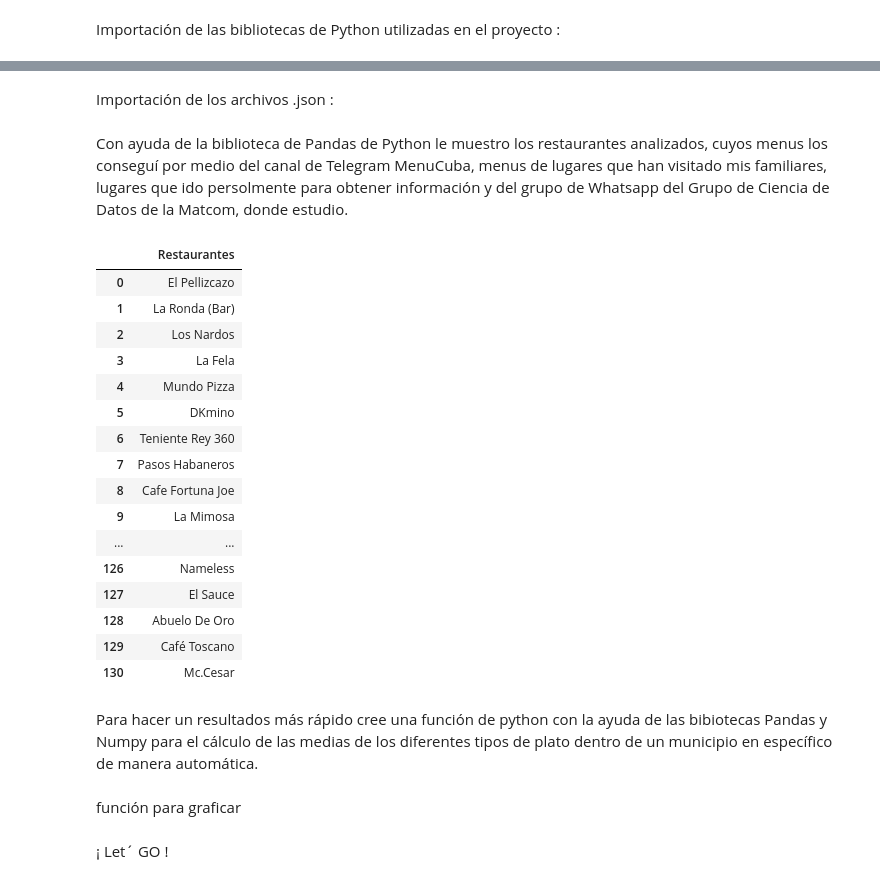
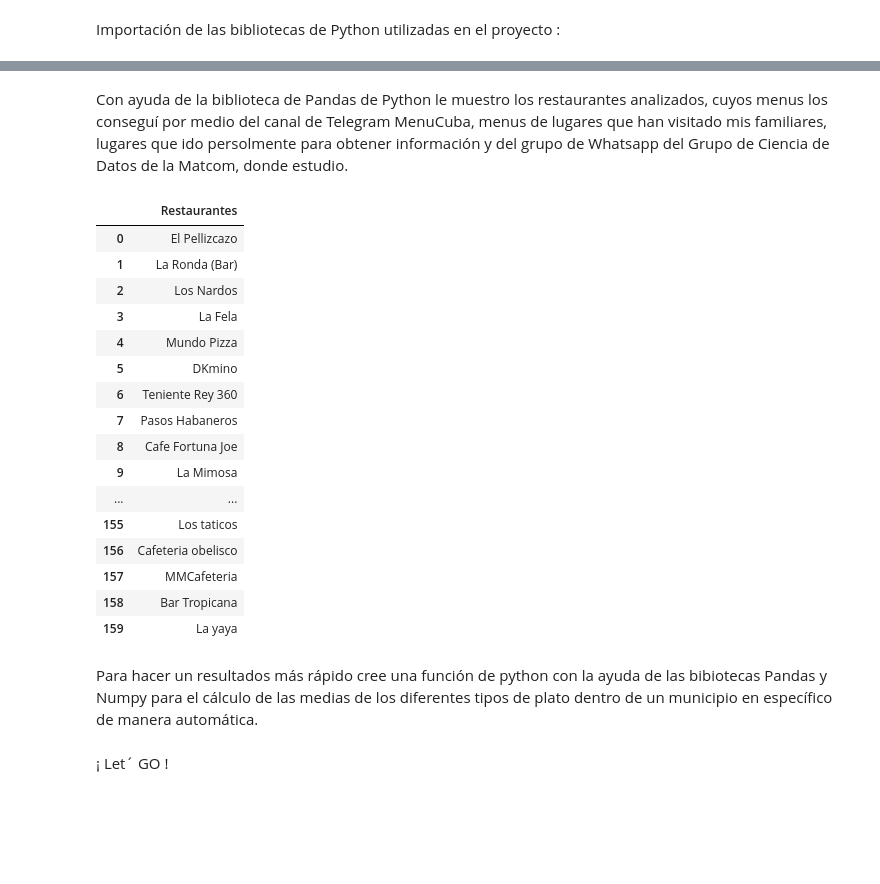
Before and after one commit to Datadrummer-jr/Food-Data, a Jupyter notebook: Project Code/restaurant project.ipynb, the cells around one changed output, grey strips where cells are left out. Cells and saved outputs as stored; diff of their text form; code cells hidden in the pictures; blank space fills up the shorter version.

```diff
--- a/Project Code/restaurant project.ipynb
+++ b/Project Code/restaurant project.ipynb
@@ -21,4 +21,2 @@ Ocultación de los mensajes de error
 warnings.filterwarnings("ignore", category=RuntimeWarning, message="Mean of empty slice")
 warnings.filterwarnings("ignore", category=RuntimeWarning, message="invalid value encountered in scalar divide")
-# %% [markdown]
-Importación de los archivos .json :
@@ -31,35 +23,25 @@ with open("municipios.json") as m:
 # %% [markdown]
 Con ayuda de la biblioteca de Pandas de Python le muestro  los restaurantes analizados, cuyos menus los conseguí por medio del canal de Telegram MenuCuba, menus de lugares que han visitado mis familiares, lugares que ido persolmente para obtener información y del grupo de Whatsapp del Grupo de Ciencia de Datos de la Matcom, donde estudio.
-# %%
-
-place= []
-for pl in data:
-    place.append(pl)
-
-places = {
-    "Restaurantes": place
-}
-
-df = pd.DataFrame(places)
-pd.set_option('display.max_rows', None)
-df
-# %% [output]
-|  | Restaurantes |
-| 0 | El Pellizcazo |
-| 1 | La Ronda (Bar) |
-| 2 | Los Nardos |
-| 3 | La Fela |
-| 4 | Mundo Pizza |
-| 5 | DKmino |
-| 6 | Teniente Rey 360 |
-| 7 | Pasos Habaneros |
-| 8 | Cafe Fortuna Joe |
-| 9 | La Mimosa |
-| ... | ... |
-| 126 | Nameless |
-| 127 | El Sauce |
-| 128 | Abuelo De Oro |
-| 129 | Café Toscano |
-| 130 | Mc.Cesar |
+# %%
+
+list_resturant()
+# %% [output]
+|  | Restaurantes |
+| 0 | El Pellizcazo |
+| 1 | La Ronda (Bar) |
+| 2 | Los Nardos |
+| 3 | La Fela |
+| 4 | Mundo Pizza |
+| 5 | DKmino |
+| 6 | Teniente Rey 360 |
+| 7 | Pasos Habaneros |
+| 8 | Cafe Fortuna Joe |
+| 9 | La Mimosa |
+| ... | ... |
+| 155 | Los taticos |
+| 156 | Cafeteria obelisco |
+| 157 | MMCafeteria |
+| 158 | Bar Tropicana |
+| 159 | La yaya |
 # %% [markdown]
 Para hacer un resultados más rápido cree una función de python con la ayuda de las bibiotecas Pandas y Numpy para el cálculo de las medias de los diferentes tipos de plato dentro de un municipio en específico de manera automática.
@@ -101,2 +47,0 @@ def media(m: str, n: str):
-# %% [markdown]
-función para graficar
```
Also changed, not shown: parts of 25 cells of this notebook, 7 other files.
